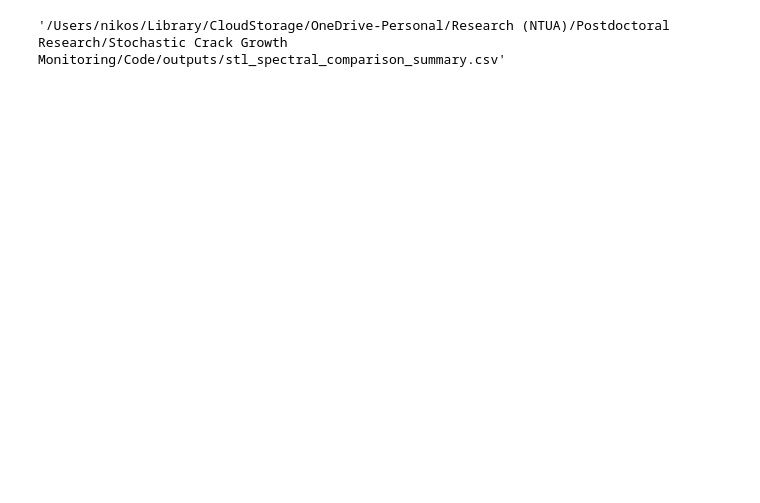
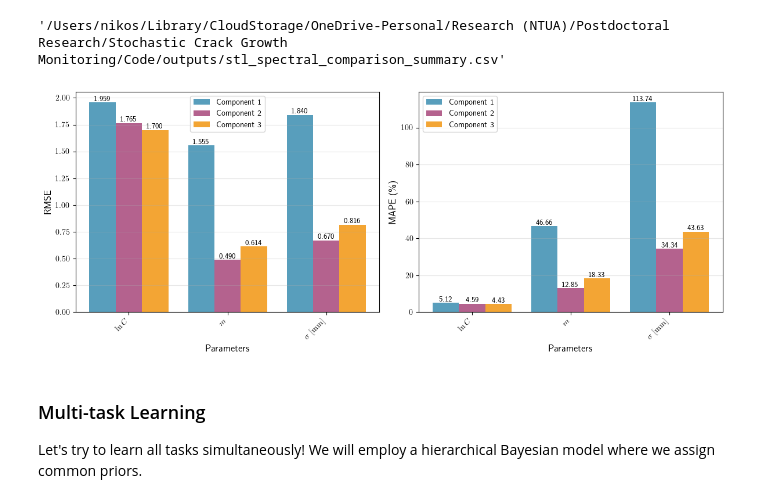
Before and after one commit to nsilionis/hierarchical-crack-growth-monitoring, a Jupyter notebook: notebooks/demo_spectral_fatigue.ipynb, the cells around one changed output. Saved outputs shown, nothing was run; the diff lists cells and outputs as text; code cells hidden in the pictures; blank space fills up the shorter version.

```diff
--- a/notebooks/demo_spectral_fatigue.ipynb
+++ b/notebooks/demo_spectral_fatigue.ipynb
@@ -491,2 +461,16 @@ save_comparison_summary(comparison_df, "stl_spectral_comparison_summary.csv")
 # %% [output]
 '/Users/nikos/Library/CloudStorage/OneDrive-Personal/Research (NTUA)/Postdoctoral Research/Stochastic Crack Growth Monitoring/Code/outputs/stl_spectral_comparison_summary.csv'
+# %%
+from src.visualisation import plot_performance_metrics
+# Plot performance metrics for the comparison
+fig, ax = plot_performance_metrics(summary_df=comparison_df,
+                                   parameter_labels=plot_labels,
+                                   figsize=(12., 4.8),
+                                   colors=['#2E86AB', '#A23B72', '#F18F01'],
+                                   save_fig_name="stl_performance_comparison_spectral.pdf")
+# %% [output]
+[figure, added]
+# %% [markdown]
+### Multi-task Learning
+
+Let's try to learn all tasks simultaneously! We will employ a hierarchical Bayesian model where we assign common priors.
```
Also changed, not shown: parts of 10 cells of this notebook.
